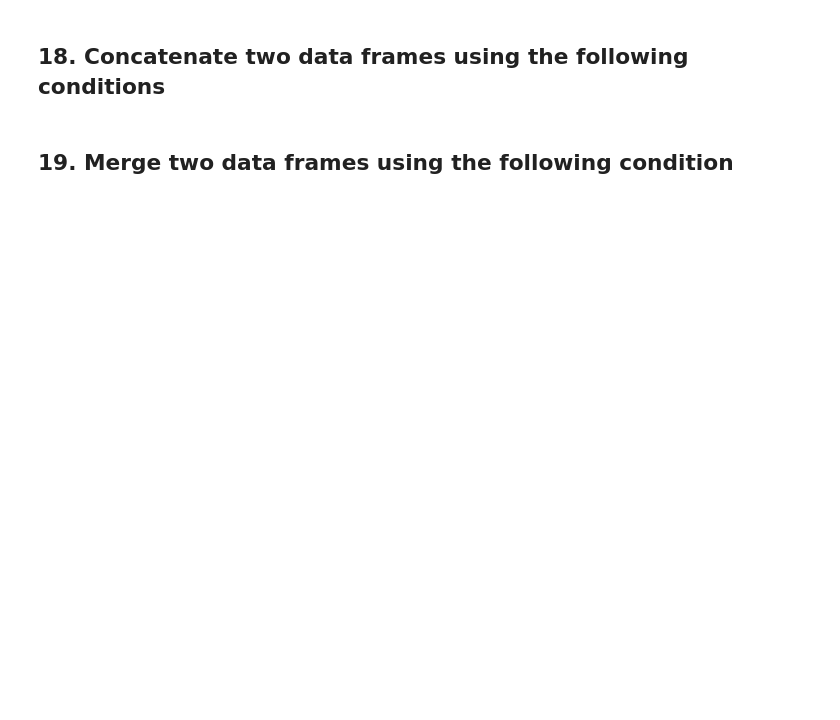
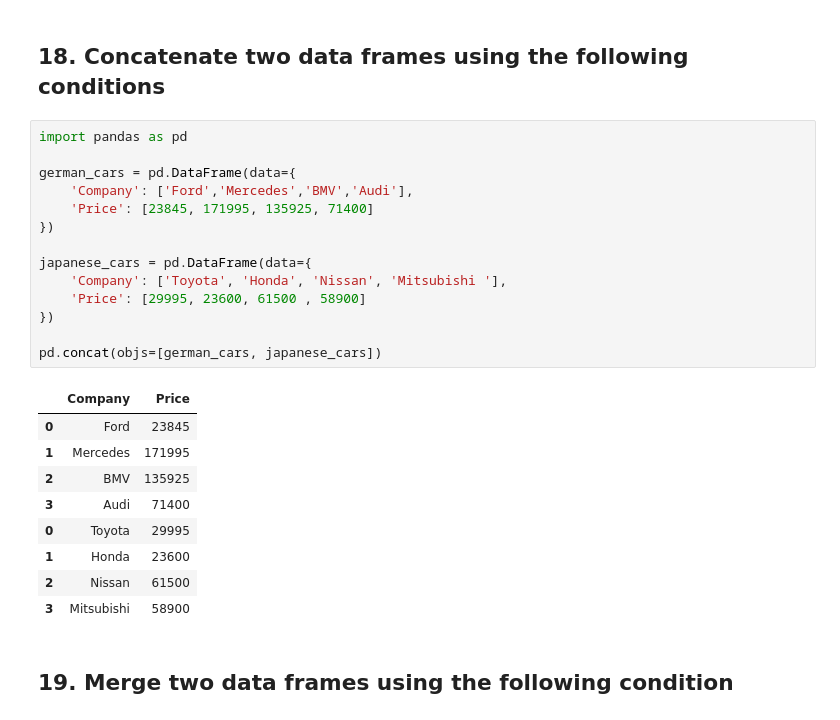
Before and after one commit to Schnitzel5/jupyter-notebook, a Jupyter notebook: 3 Exercises DSAI.ipynb, the cells around one changed output. Drawn from its saved outputs; the diff is of its cells as text; blank space fills up the shorter version.

```diff
--- a/3 Exercises DSAI.ipynb
+++ b/3 Exercises DSAI.ipynb
@@ -227,4 +345,28 @@ print(dt_mobile.tail())
 # %% [markdown]
 ## 18. Concatenate two data frames using the following conditions
+# %%
+import pandas as pd
+
+german_cars = pd.DataFrame(data={
+    'Company': ['Ford','Mercedes','BMV','Audi'],
+    'Price': [23845, 171995, 135925, 71400]
+})
+
+japanese_cars = pd.DataFrame(data={
+    'Company': ['Toyota', 'Honda', 'Nissan', 'Mitsubishi '],
+    'Price': [29995, 23600, 61500 , 58900]
+})
+
+pd.concat(objs=[german_cars, japanese_cars])
+# %% [output]
+|  | Company | Price |
+| 0 | Ford | 23845 |
+| 1 | Mercedes | 171995 |
+| 2 | BMV | 135925 |
+| 3 | Audi | 71400 |
+| 0 | Toyota | 29995 |
+| 1 | Honda | 23600 |
+| 2 | Nissan | 61500 |
+| 3 | Mitsubishi | 58900 |
 # %% [markdown]
 ## 19. Merge two data frames using the following condition
```
Also changed, not shown: parts of 9 cells of this notebook, 1 other file.
